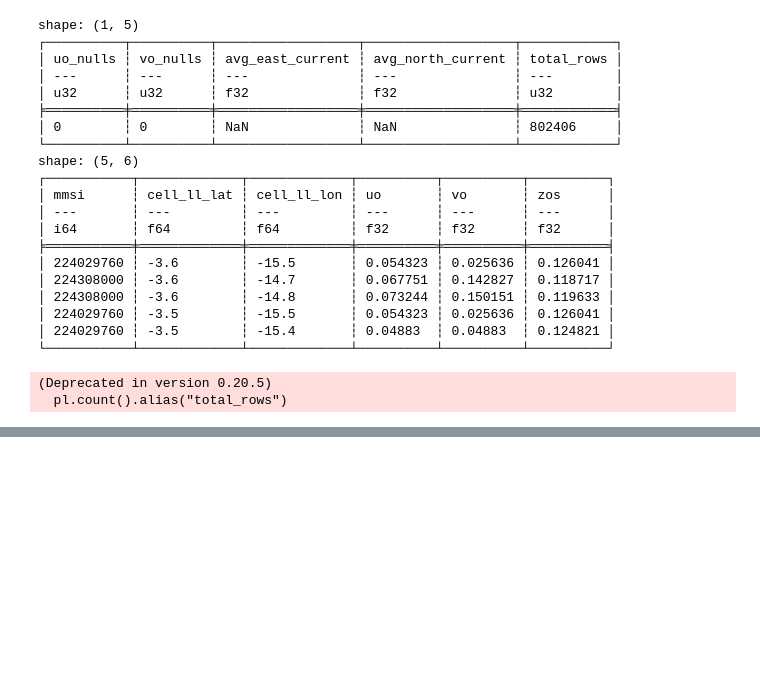
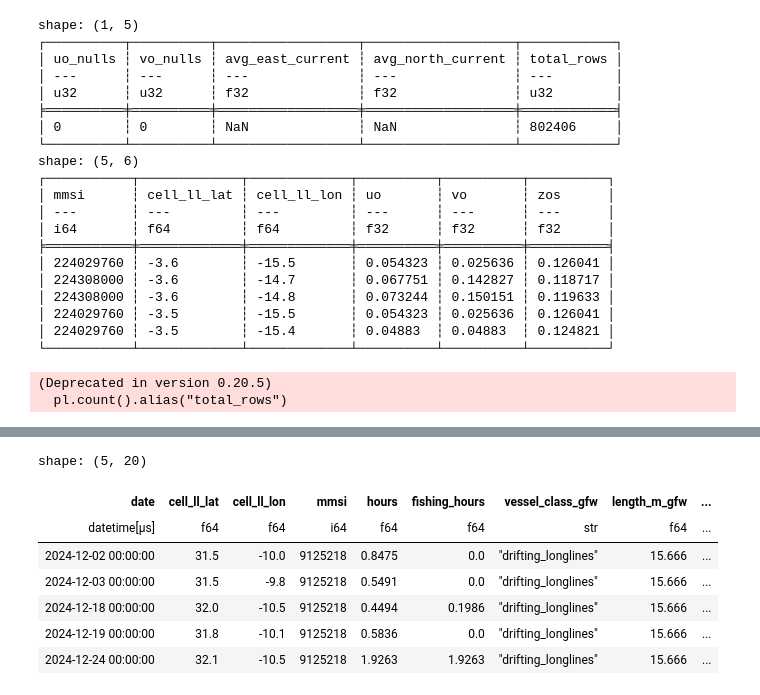
Before and after one commit to Deepmalya2506/Lattice, a Jupyter notebook: services/risk-scoring-engine/lstm_model.ipynb, the cells around one changed output, grey strips where cells are left out. Saved outputs shown, nothing was run; the diff lists cells and outputs as text; code cells hidden in the pictures; blank space fills up the shorter version.

```diff
--- a/services/risk-scoring-engine/lstm_model.ipynb
+++ b/services/risk-scoring-engine/lstm_model.ipynb
@@ -178,0 +381,12 @@ shape: (5, 6)
+# %%
+ds=pl.read_parquet(r"D:\AIS_data\final_model_ready_2024\final_enriched_2024_12.parquet")
+ds.head()
+# %% [output]
+shape: (5, 20)
+| date | cell_ll_lat | cell_ll_lon | mmsi | hours | fishing_hours | vessel_class_gfw | length_m_gfw | ... |
+| datetime[μs] | f64 | f64 | i64 | f64 | f64 | str | f64 | ... |
+| 2024-12-02 00:00:00 | 31.5 | -10.0 | 9125218 | 0.8475 | 0.0 | "drifting_longlines" | 15.666 | ... |
+| 2024-12-03 00:00:00 | 31.5 | -9.8 | 9125218 | 0.5491 | 0.0 | "drifting_longlines" | 15.666 | ... |
+| 2024-12-18 00:00:00 | 32.0 | -10.5 | 9125218 | 0.4494 | 0.1986 | "drifting_longlines" | 15.666 | ... |
+| 2024-12-19 00:00:00 | 31.8 | -10.1 | 9125218 | 0.5836 | 0.0 | "drifting_longlines" | 15.666 | ... |
+| 2024-12-24 00:00:00 | 32.1 | -10.5 | 9125218 | 1.9263 | 1.9263 | "drifting_longlines" | 15.666 | ... |
```
Also changed, not shown: parts of 8 cells of this notebook.
